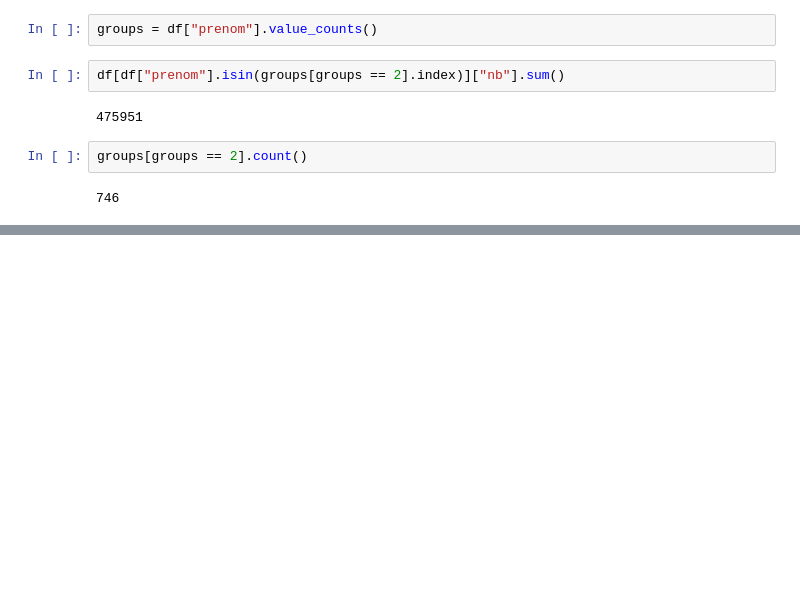
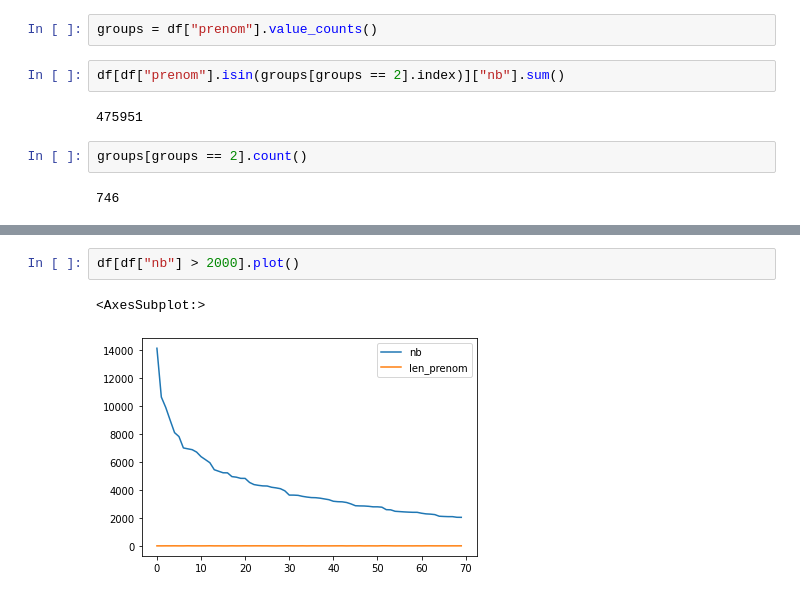
Before and after one commit to Bl3f/amse2021, a Jupyter notebook: Groupe-A/Day 3 - Pandas - 2021-03-19.ipynb, the cells around one changed output, grey strips where cells are left out. Drawn from its saved outputs; the diff is of its cells as text; blank space fills up the shorter version.

```diff
--- a/Groupe-A/Day 3 - Pandas - 2021-03-19.ipynb
+++ b/Groupe-A/Day 3 - Pandas - 2021-03-19.ipynb
@@ -667,0 +758,5 @@ groups[groups == 2].count()
+# %%
+df[df["nb"] > 2000].plot()
+# %% [output]
+<AxesSubplot:>
+[figure, added]
```
Also changed, not shown: parts of 32 cells of this notebook, 2 other files.
